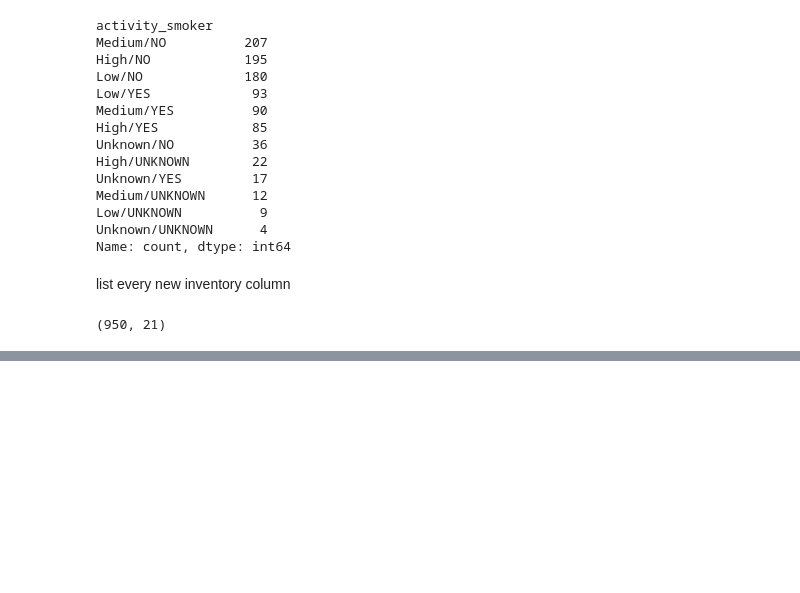
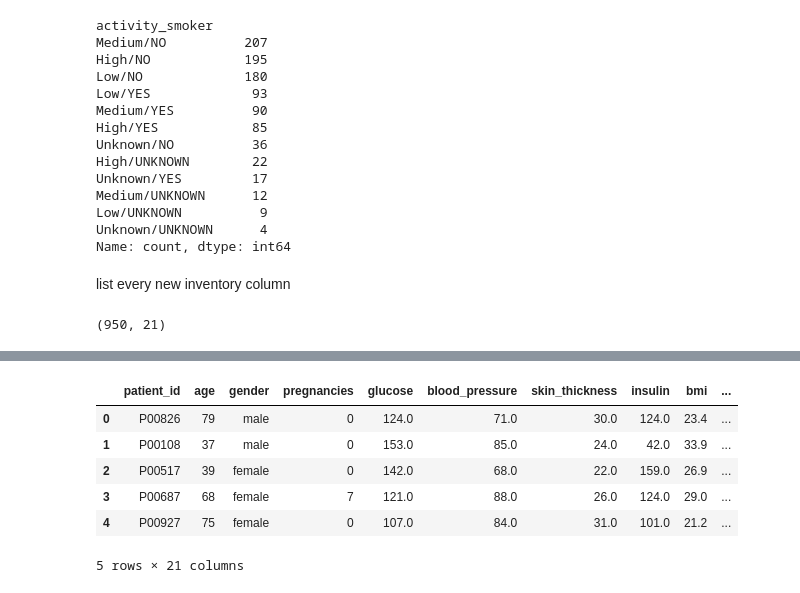
Before and after one commit to muhammedajvadsinan-byte/project1-diabetes, a Jupyter notebook: notebook/ajvad_d2.ipynb, the cells around one changed output, grey strips where cells are left out. Saved outputs shown, nothing was run; the diff lists cells and outputs as text; code cells hidden in the pictures; blank space fills up the shorter version.

```diff
--- a/notebook/ajvad_d2.ipynb
+++ b/notebook/ajvad_d2.ipynb
@@ -238,0 +251,10 @@ df.shape
+# %%
+df.head()
+# %% [output]
+|  | patient_id | age | gender | pregnancies | glucose | blood_pressure | skin_thickness | insulin | bmi | ... |
+| 0 | P00826 | 79 | male | 0 | 124.0 | 71.0 | 30.0 | 124.0 | 23.4 | ... |
+| 1 | P00108 | 37 | male | 0 | 153.0 | 85.0 | 24.0 | 42.0 | 33.9 | ... |
+| 2 | P00517 | 39 | female | 0 | 142.0 | 68.0 | 22.0 | 159.0 | 26.9 | ... |
+| 3 | P00687 | 68 | female | 7 | 121.0 | 88.0 | 26.0 | 124.0 | 29.0 | ... |
+| 4 | P00927 | 75 | female | 0 | 107.0 | 84.0 | 31.0 | 101.0 | 21.2 | ... |
+5 rows × 21 columns
```
Also changed, not shown: parts of 8 cells of this notebook, 1 other file.
